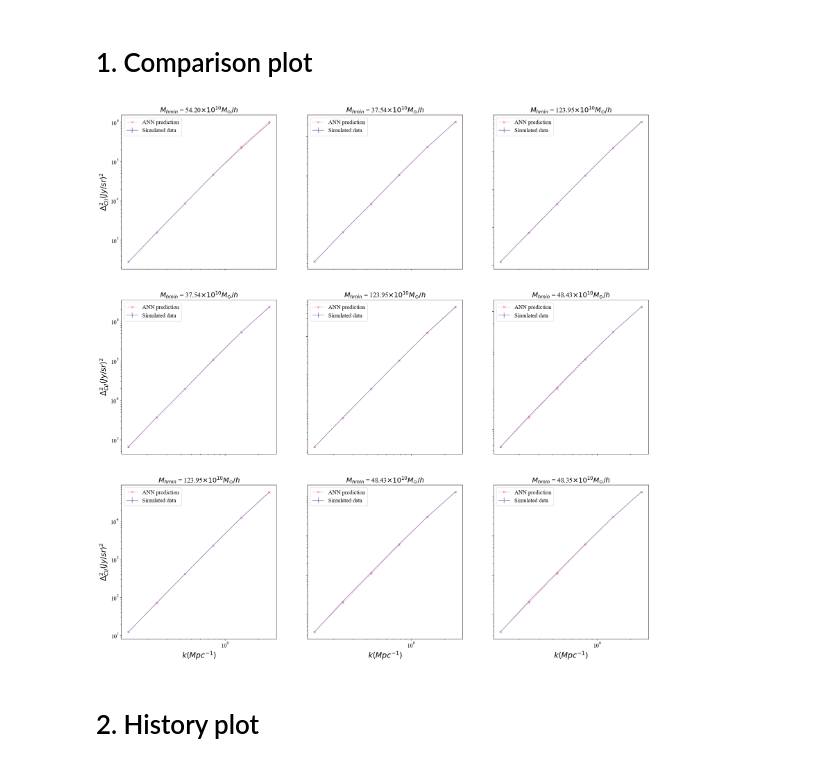
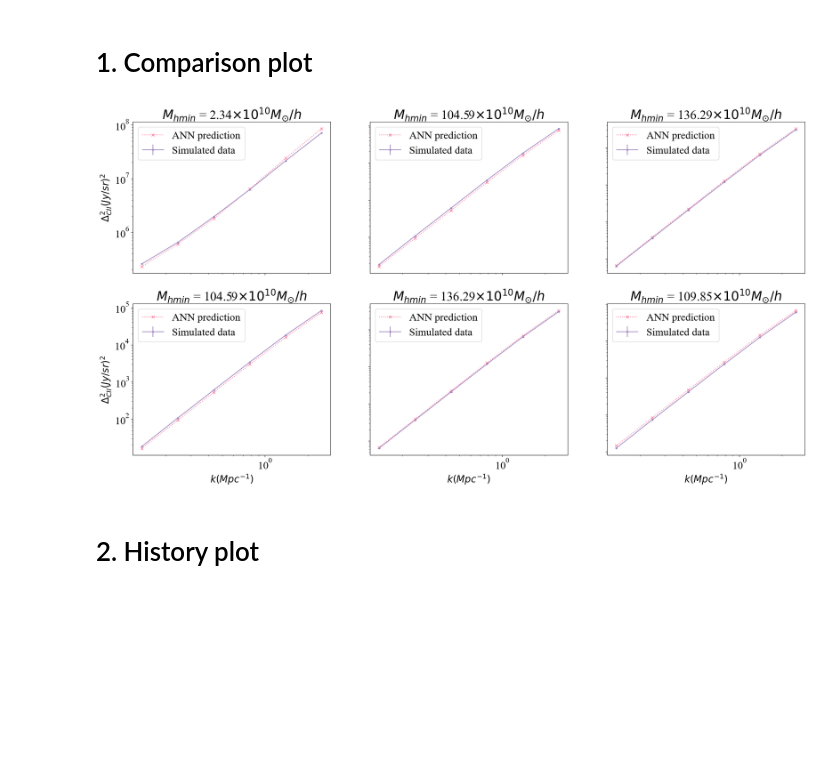
Before and after one commit to sohinixcvii/CII_EMU, a Jupyter notebook: plots.ipynb, the cells around one changed output. Saved outputs shown, nothing was run; the diff lists cells and outputs as text; code cells hidden in the pictures; blank space fills up the shorter version.

```diff
--- a/plots.ipynb
+++ b/plots.ipynb
@@ -34,33 +34,33 @@ params_test=par_og[ind]
 # %%
 import matplotlib as mpl
 
 # Set the font to Times New Roman
 mpl.rcParams['font.family'] = 'Times New Roman'
-mpl.rcParams['font.size']=15
-fig,axs=plt.subplots(3,3,figsize=(25,25))
+mpl.rcParams['font.size']=22
+fig,axs=plt.subplots(2,3,figsize=(25,12.5))
 
-for i in range(3):
+for i in range(2):
     for j in range(3):
         axs[i,j].set_title(r'$ M_{hmin} $ = '+"{:.2f}".format(params_test[int(i+j),0])+r'$ \times 10^{10} M_{\odot}/h $')
 
 for ax in axs.flat:
     ax.set_xlabel(r'$k (Mpc^{-1})$',fontsize=20)
     ax.set_ylabel(r'$ \Delta^2_{CII} (Jy/sr)^2$',fontsize=20)
 
-for i in range(3):
+for i in range(2):
     for j in range(3):
         axs[i,j].set_xscale('log')
         axs[i,j].set_yscale('log')
         axs[i,j].plot(k,dpk_pred[int(i+j)],label='ANN prediction',ls='dotted',c='#fb6f92',marker='x')
         axs[i,j].errorbar(k,dpk_test[int(i+j)],label='Simulated data',c='#9f86c0',xerr=None,yerr=sv[int(i+j)],marker='.')
 
 for ax in axs.flat:
     ax.label_outer()
     ax.legend(loc='best')
 
 plt.savefig("figures/comparison_plot.pdf",bbox_inches='tight',dpi=300)
 # %% [output]
-[figure, old version]
+[figure, new version]
 # %% [markdown]
 # 2. History plot
 # %%
```
Also changed, not shown: parts of 13 cells of this notebook, 3 other files.
